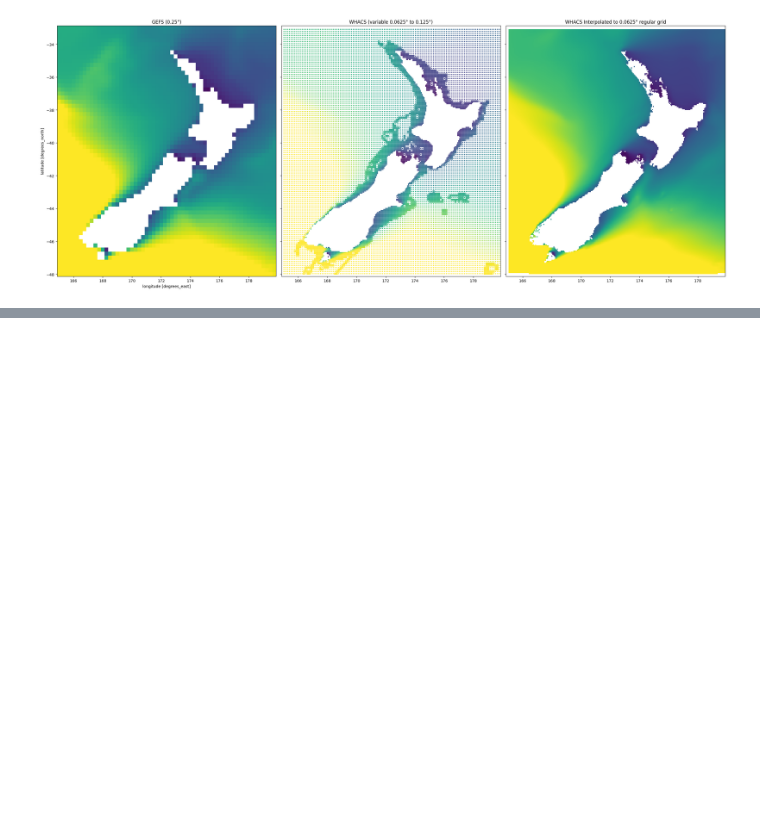
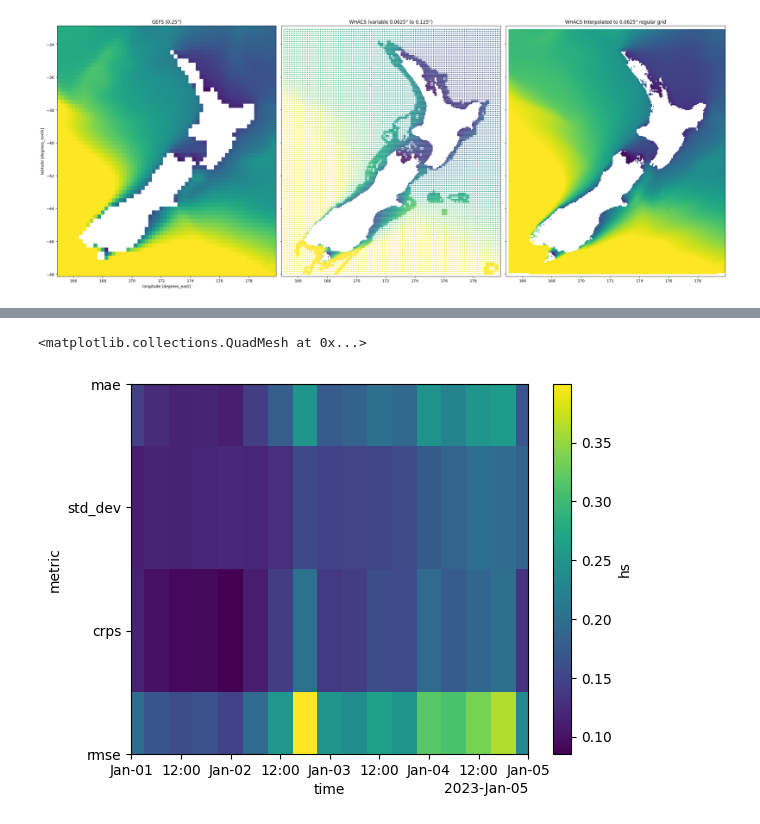
Before and after one commit to UoA-eResearch/physicsnemo, a Jupyter notebook: wave_model_comparison.ipynb, the cells around one changed output, grey strips where cells are left out. Cells and saved outputs as stored; diff of their text form; code cells hidden in the pictures; blank space fills up the shorter version.

Commit message:
plotting tweaks

```diff
--- a/wave_model_comparison.ipynb
+++ b/wave_model_comparison.ipynb
@@ -153,3 +165,6 @@ plt.tight_layout()
 plt.show()
 # %% [output]
 [figure]
+# %%
+score = xr.open_dataset("examples/weather/corrdiff/score.nc")
+score
@@ -155,0 +183,5 @@ plt.show()
+# %%
+score.hs.plot()
+# %% [output]
+<matplotlib.collections.QuadMesh at 0x...>
+[figure, added]
```
Also changed, not shown: parts of 9 cells of this notebook, 2 other files.
